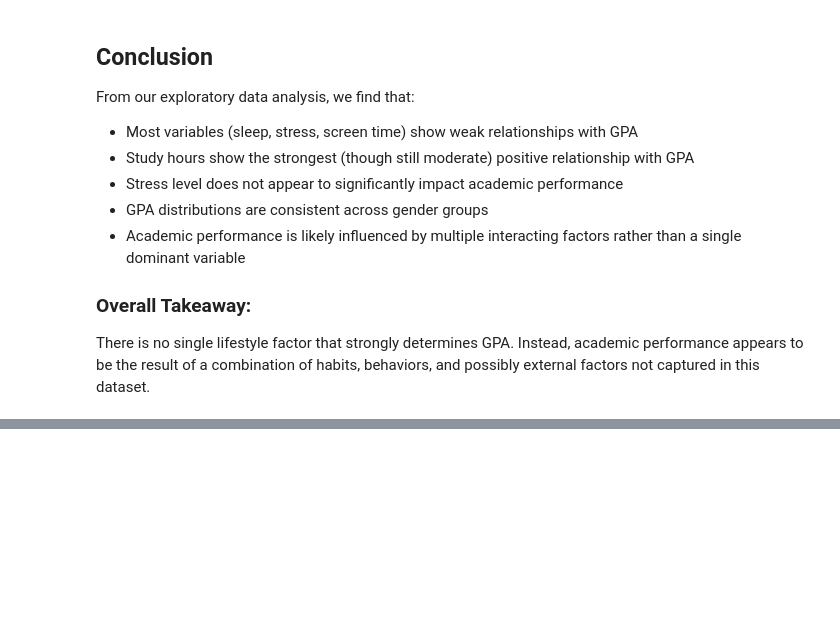
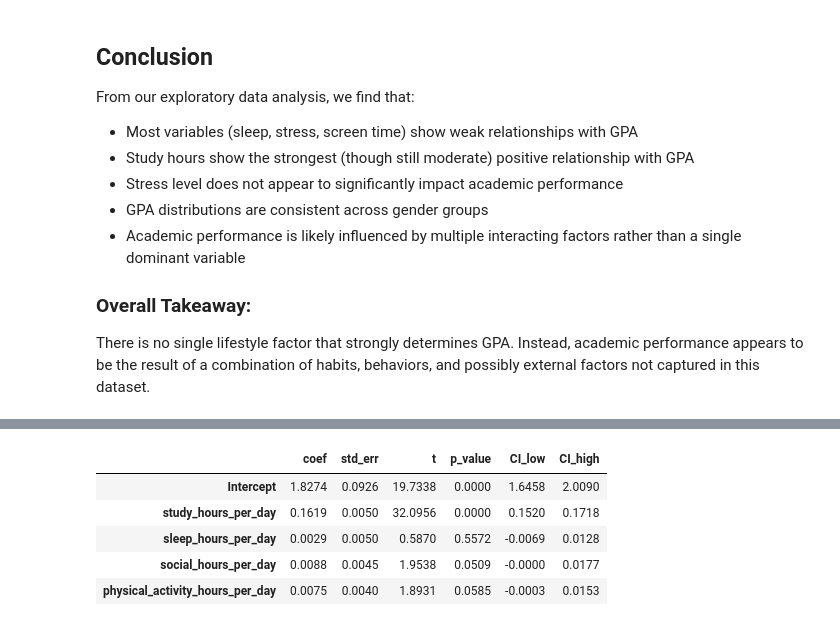
Before and after one commit to YousefAlkhunaizi123/math189project, a Jupyter notebook: math189final.ipynb, the cells around one changed output, grey strips where cells are left out. Saved outputs shown, nothing was run; the diff lists cells and outputs as text; code cells hidden in the pictures; blank space fills up the shorter version.

```diff
--- a/math189final.ipynb
+++ b/math189final.ipynb
@@ -362,0 +523,17 @@ There is no single lifestyle factor that strongly determines GPA. Instead, acade
+# %%
+coef_tbl = pd.DataFrame({
+    "coef":    m2.params,
+    "std_err": m2.bse,
+    "t":       m2.tvalues,
+    "p_value": m2.pvalues,
+    "CI_low":  m2.conf_int()[0],
+    "CI_high": m2.conf_int()[1],
+}).round(4)
+coef_tbl
+# %% [output]
+|  | coef | std_err | t | p_value | CI_low | CI_high |
+| Intercept | 1.8274 | 0.0926 | 19.7338 | 0.0000 | 1.6458 | 2.0090 |
+| study_hours_per_day | 0.1619 | 0.0050 | 32.0956 | 0.0000 | 0.1520 | 0.1718 |
+| sleep_hours_per_day | 0.0029 | 0.0050 | 0.5870 | 0.5572 | -0.0069 | 0.0128 |
+| social_hours_per_day | 0.0088 | 0.0045 | 1.9538 | 0.0509 | -0.0000 | 0.0177 |
+| physical_activity_hours_per_day | 0.0075 | 0.0040 | 1.8931 | 0.0585 | -0.0003 | 0.0153 |
```
Also changed, not shown: parts of 16 cells of this notebook.
